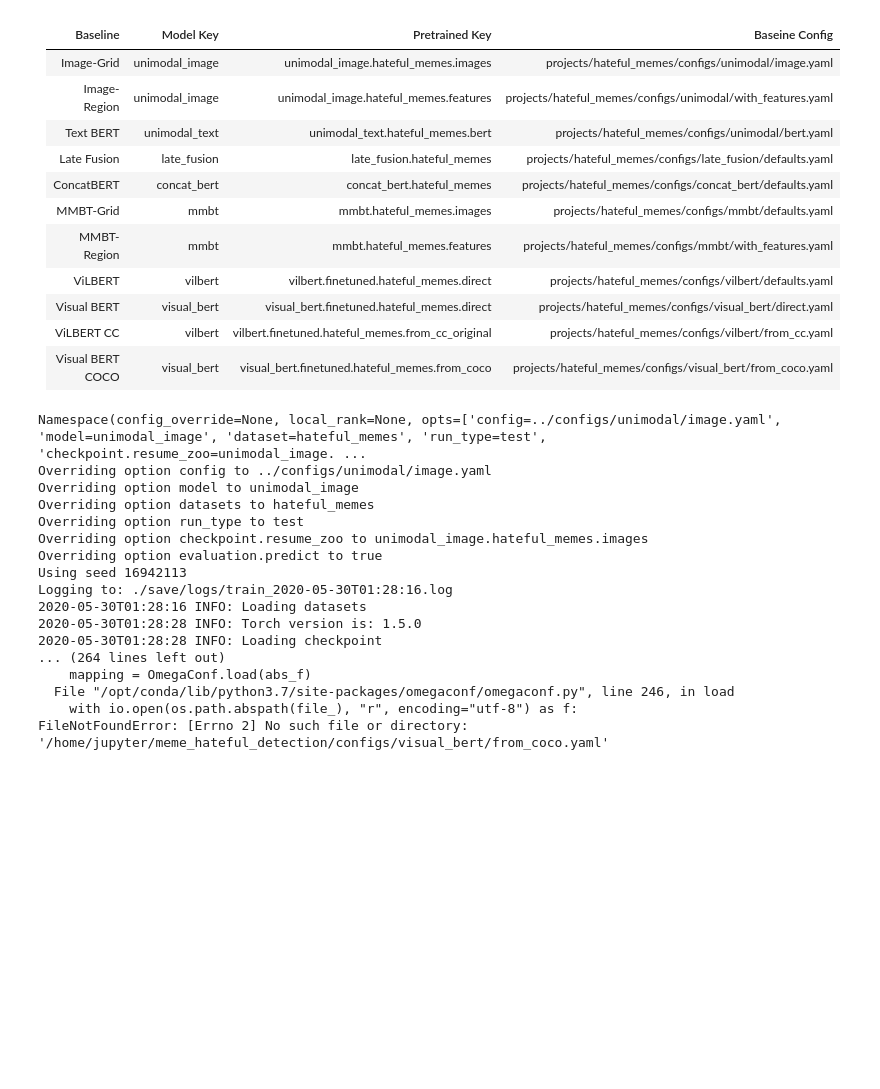
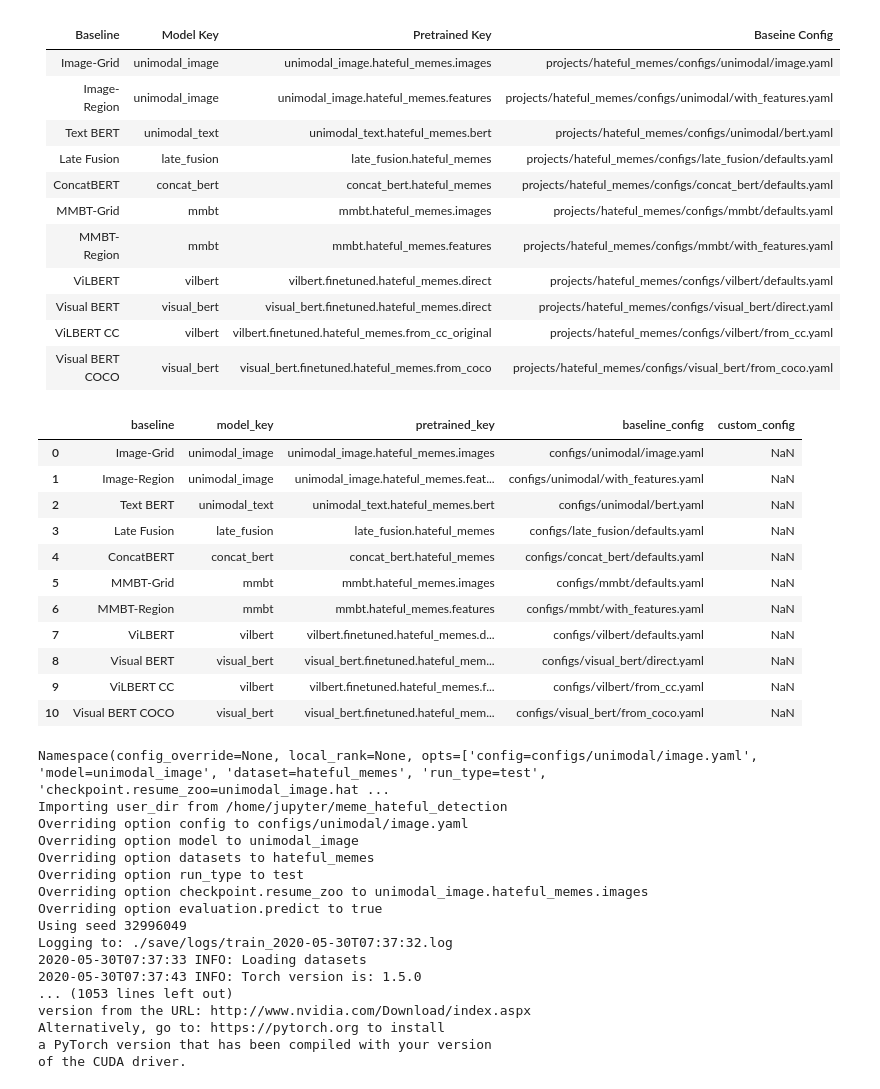
Before and after one commit to kalilu/meme_hateful_detection, a Jupyter notebook: notebooks/3.Multimodal.ipynb, the cells around one changed output. Saved outputs shown, nothing was run; the diff lists cells and outputs as text; code cells hidden in the pictures; blank space fills up the shorter version.

```diff
--- a/notebooks/3.Multimodal.ipynb
+++ b/notebooks/3.Multimodal.ipynb
@@ -29,4 +27,17 @@ import pandas as pd
 | Visual BERT COCO | visual_bert    | visual_bert.finetuned.hateful_memes.from_coco    | projects/hateful_memes/configs/visual_bert/from_coco.yaml  |
 # %%
 df_model_config = pd.read_csv(f'{PATH_MODEL}/model_config.csv', sep = ';')
-df_model_config.head()
+df_model_config.head(11)
+# %% [output]
+|  | baseline | model_key | pretrained_key | baseline_config | custom_config |
+| 0 | Image-Grid | unimodal_image | unimodal_image.hateful_memes.images | configs/unimodal/image.yaml | NaN |
+| 1 | Image-Region | unimodal_image | unimodal_image.hateful_memes.feat... | configs/unimodal/with_features.yaml | NaN |
+| 2 | Text BERT | unimodal_text | unimodal_text.hateful_memes.bert | configs/unimodal/bert.yaml | NaN |
+| 3 | Late Fusion | late_fusion | late_fusion.hateful_memes | configs/late_fusion/defaults.yaml | NaN |
+| 4 | ConcatBERT | concat_bert | concat_bert.hateful_memes | configs/concat_bert/defaults.yaml | NaN |
+| 5 | MMBT-Grid | mmbt | mmbt.hateful_memes.images | configs/mmbt/defaults.yaml | NaN |
+| 6 | MMBT-Region | mmbt | mmbt.hateful_memes.features | configs/mmbt/with_features.yaml | NaN |
+| 7 | ViLBERT | vilbert | vilbert.finetuned.hateful_memes.d... | configs/vilbert/defaults.yaml | NaN |
+| 8 | Visual BERT | visual_bert | visual_bert.finetuned.hateful_mem... | configs/visual_bert/direct.yaml | NaN |
+| 9 | ViLBERT CC | vilbert | vilbert.finetuned.hateful_memes.f... | configs/vilbert/from_cc.yaml | NaN |
+| 10 | Visual BERT COCO | visual_bert | visual_bert.finetuned.hateful_mem... | configs/visual_bert/from_coco.yaml | NaN |
@@ -46,25 +48,25 @@ for index, row in df_model_config.iterrows():
     model_pretrained_key = row['pretrained_key']
     baseline_config = row['baseline_config']
     custom_config = row['custom_config']
-    str_exec = f'mmf_predict config=../{baseline_config} model={model_key} dataset=hateful_memes run_type=test checkpoint.resume_zoo={model_pretrained_key}'
+    str_exec = f'MMF_USER_DIR=".." mmf_predict config={baseline_config} model={model_key} dataset=hateful_memes run_type=test checkpoint.resume_zoo={model_pretrained_key}'
+    !{str_exec}
 #     print(str_exec)
-    !{str_exec}
 #     MMF_USER_DIR="." mmf_run config="configs/experiments/defaults.yaml"  model=concat_vl dataset=hateful_memes training.num_workers=0
 # %% [output]
-Namespace(config_override=None, local_rank=None, opts=['config=../configs/unimodal/image.yaml', 'model=unimodal_image', 'dataset=hateful_memes', 'run_type=test', 'checkpoint.resume_zoo=unimodal_image. ...
-Overriding option config to ../configs/unimodal/image.yaml
+Namespace(config_override=None, local_rank=None, opts=['config=configs/unimodal/image.yaml', 'model=unimodal_image', 'dataset=hateful_memes', 'run_type=test', 'checkpoint.resume_zoo=unimodal_image.hat ...
+Importing user_dir from /home/jupyter/meme_hateful_detection
+Overriding option config to configs/unimodal/image.yaml
 Overriding option model to unimodal_image
 Overriding option datasets to hateful_memes
 Overriding option run_type to test
 Overriding option checkpoint.resume_zoo to unimodal_image.hateful_memes.images
 Overriding option evaluation.predict to true
-Using seed 16942113
-Logging to: ./save/logs/train_2020-05-30T01:28:16.log
-2020-05-30T01:28:16 INFO: Loading datasets
-2020-05-30T01:28:28 INFO: Torch version is: 1.5.0
-2020-05-30T01:28:28 INFO: Loading checkpoint
-... (264 lines left out)
-    mapping = OmegaConf.load(abs_f)
-  File "/opt/conda/lib/python3.7/site-packages/omegaconf/omegaconf.py", line 246, in load
-    with io.open(os.path.abspath(file_), "r", encoding="utf-8") as f:
-FileNotFoundError: [Errno 2] No such file or directory: '/home/jupyter/meme_hateful_detection/configs/visual_bert/from_coco.yaml'
+Using seed 32996049
+Logging to: ./save/logs/train_2020-05-30T07:37:32.log
+2020-05-30T07:37:33 INFO: Loading datasets
+2020-05-30T07:37:43 INFO: Torch version is: 1.5.0
+... (1053 lines left out)
+version from the URL: http://www.nvidia.com/Download/index.aspx
+Alternatively, go to: https://pytorch.org to install
+a PyTorch version that has been compiled with your version
+of the CUDA driver.
```
Also changed, not shown: parts of 10 cells of this notebook, 11 other files.
